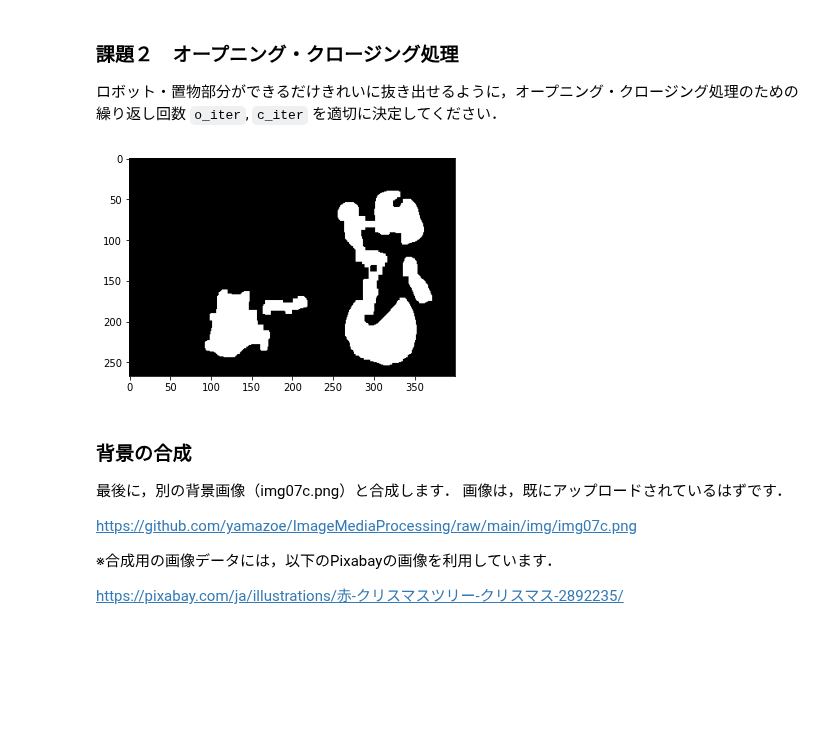
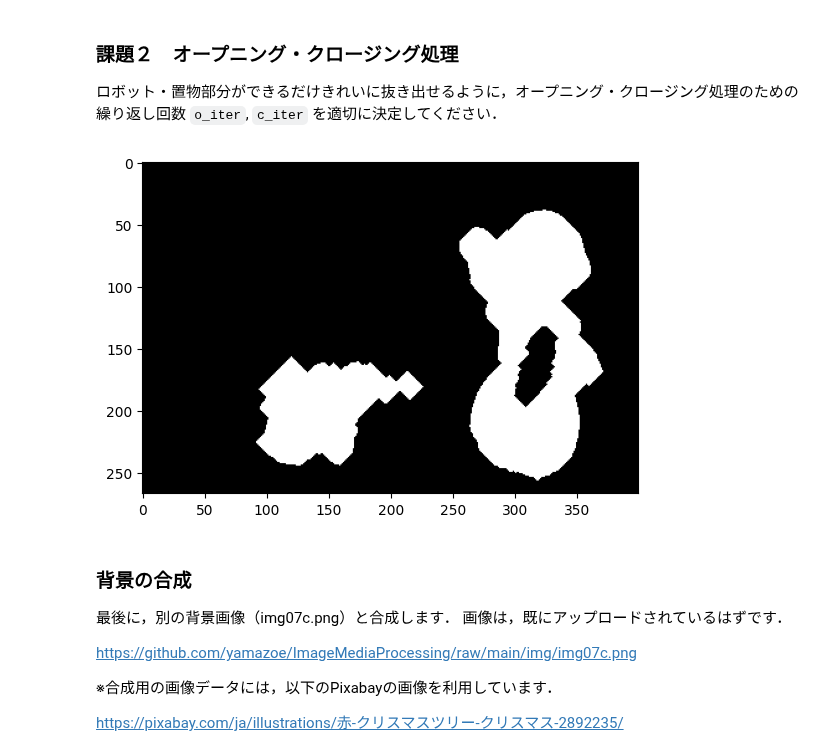
Before and after one commit to yamazoe/ImageMediaProcessing, a Jupyter notebook: week09.ipynb, the cells around one changed output. Saved outputs shown, nothing was run; the diff lists cells and outputs as text; code cells hidden in the pictures; blank space fills up the shorter version.

```diff
--- a/week09.ipynb
+++ b/week09.ipynb
@@ -163,20 +163,30 @@ plt.imshow(img_mask, cmap='gray', vmin = 0, vmax = 255);
 ### 課題２　オープニング・クロージング処理
 
 ロボット・置物部分ができるだけきれいに抜き出せるように，オープニング・クロージング処理のための繰り返し回数 `o_iter`, `c_iter` を適切に決定してください．
-# %%
-kernel = np.ones((3,3))
-o_iter = 3 # オープニング処理のための繰り返し回数
-c_iter = 3 # クロージング処理のための繰り返し回数
-
-# オープニング処理の後，クロージング処理を行う場合
-tmp = cv2.erode(img_mask, kernel, iterations=o_iter) # オープニング処理
-tmp = cv2.dilate(tmp, kernel, iterations=o_iter)
-tmp = cv2.dilate(tmp, kernel, iterations=c_iter) # クロージング処理
-mask_res = cv2.erode(tmp, kernel, iterations=c_iter)
-
-plt.imshow(mask_res, cmap='gray', vmin=0, vmax=255);
-# %% [output]
-[figure, removed]
+# %%
+import copy
+
+kernel = cv2.getStructuringElement(cv2.MORPH_CROSS,(3,3))
+c_iter = 9 # クロージング処理のための繰り返し回数
+o_iter = 10 # オープニング処理のための繰り返し回数
+
+# オープニング処理の後，クロージング処理を行う場合
+mask_res = copy.deepcopy(img_mask)
+# クロージング処理
+mask_res = cv2.dilate(mask_res, kernel,iterations = c_iter)
+mask_res = cv2.erode(mask_res, kernel,iterations = c_iter)
+# オープニング処理
+mask_res = cv2.erode(mask_res, kernel,iterations = o_iter)
+mask_res = cv2.dilate(mask_res, kernel,iterations = o_iter)
+
+# オープニング・クロージングのための関数もあります。
+# kernel = cv2.getStructuringElement(cv2.MORPH_ELLIPSE,(5,5)) # カーネル
+# mask_res = cv2.morphologyEx(mask_res,  cv2.MORPH_CLOSE,  kernel) # クロージング処理
+# mask_res = cv2.morphologyEx(mask_res,  cv2.MORPH_OPEN,  kernel) # オープニング処理
+
+plt.imshow(mask_res, cmap='gray', vmin=0, vmax=255);
+# %% [output]
+[figure, added]
 # %% [markdown]
 ### 背景の合成
 最後に，別の背景画像（img07c.png）と合成します．
```
Also changed, not shown: parts of 8 cells of this notebook.
